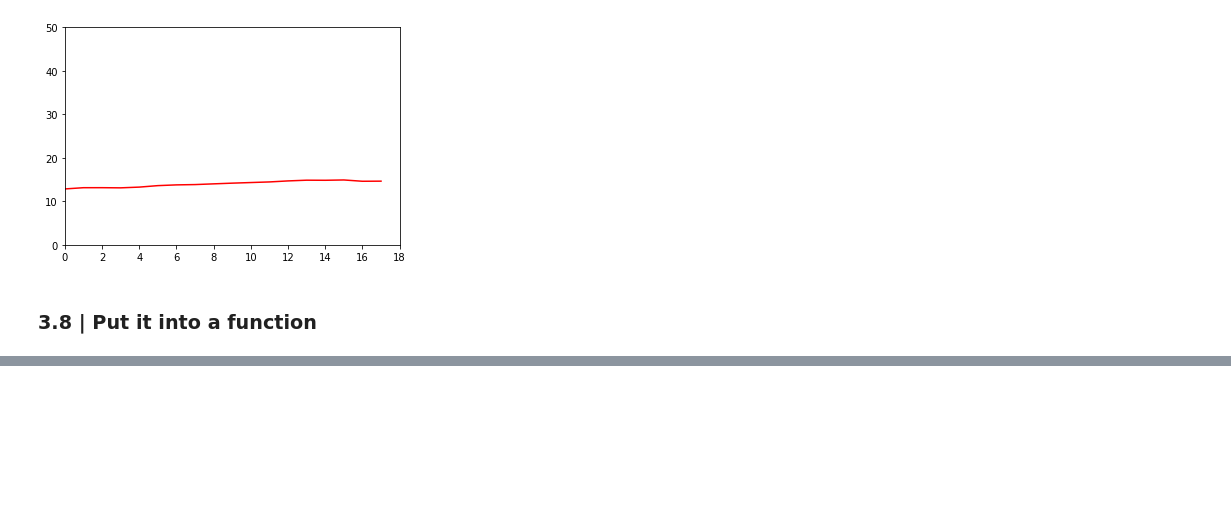
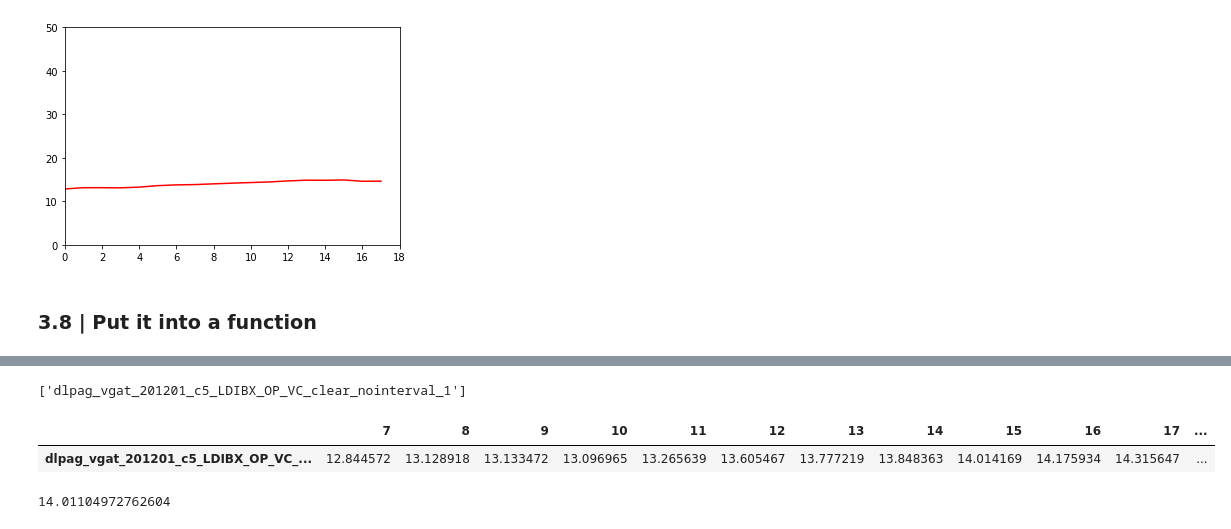
Before and after one commit to opavon/PAG_ephys_analysis, a Jupyter notebook: loose_seal/loose_seal_2_testpulse_Rseal_develop.ipynb, the cells around one changed output, grey strips where cells are left out. Drawn from its saved outputs; the diff is of its cells as text; code cells hidden in the pictures; blank space fills up the shorter version.

Commit message:
test Rseal function

```diff
--- a/loose_seal/loose_seal_2_testpulse_Rseal_develop.ipynb
+++ b/loose_seal/loose_seal_2_testpulse_Rseal_develop.ipynb
@@ -393,0 +477,11 @@ plt.show()
+# %%
+Rseal_data_frame = getLooseRseal(file_name, channels_data_frame, dt)
+Rseal_data_frame
+# %% [output]
+['dlpag_vgat_201201_c5_LDIBX_OP_VC_clear_nointerval_1']
+|  | 7 | 8 | 9 | 10 | 11 | 12 | 13 | 14 | 15 | 16 | 17 | ... |
+| dlpag_vgat_201201_c5_LDIBX_OP_VC_... | 12.844572 | 13.128918 | 13.133472 | 13.096965 | 13.265639 | 13.605467 | 13.777219 | 13.848363 | 14.014169 | 14.175934 | 14.315647 | ... |
+# %%
+np.mean(Rseal_data_frame.iloc[0,:])
+# %% [output]
+14.01104972762604
```
Also changed, not shown: parts of 6 cells of this notebook.
